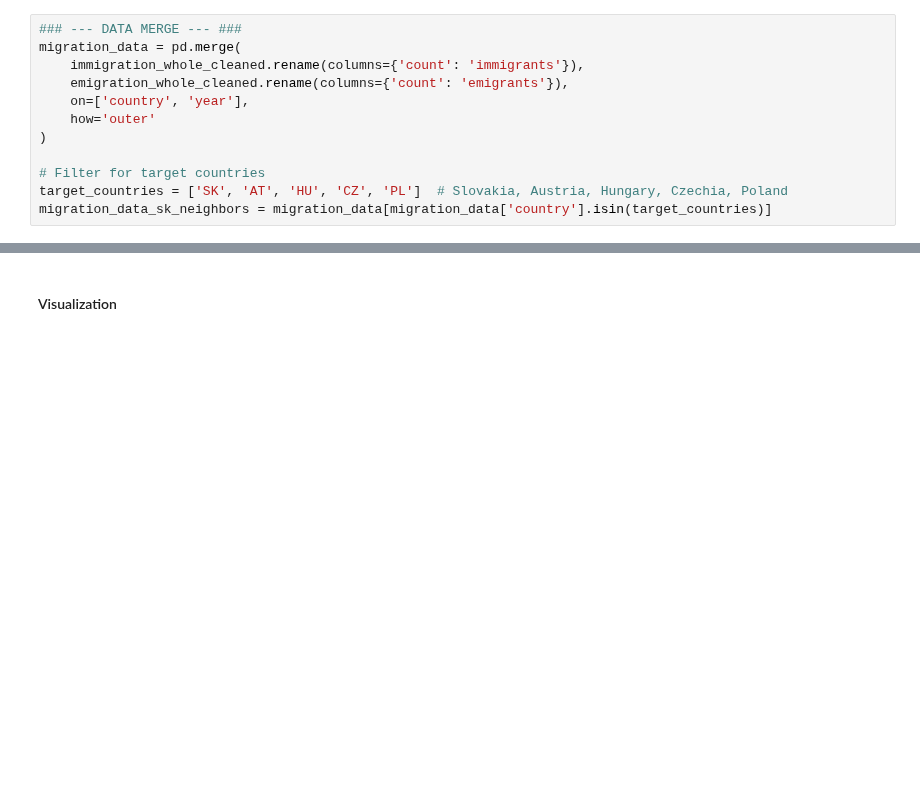
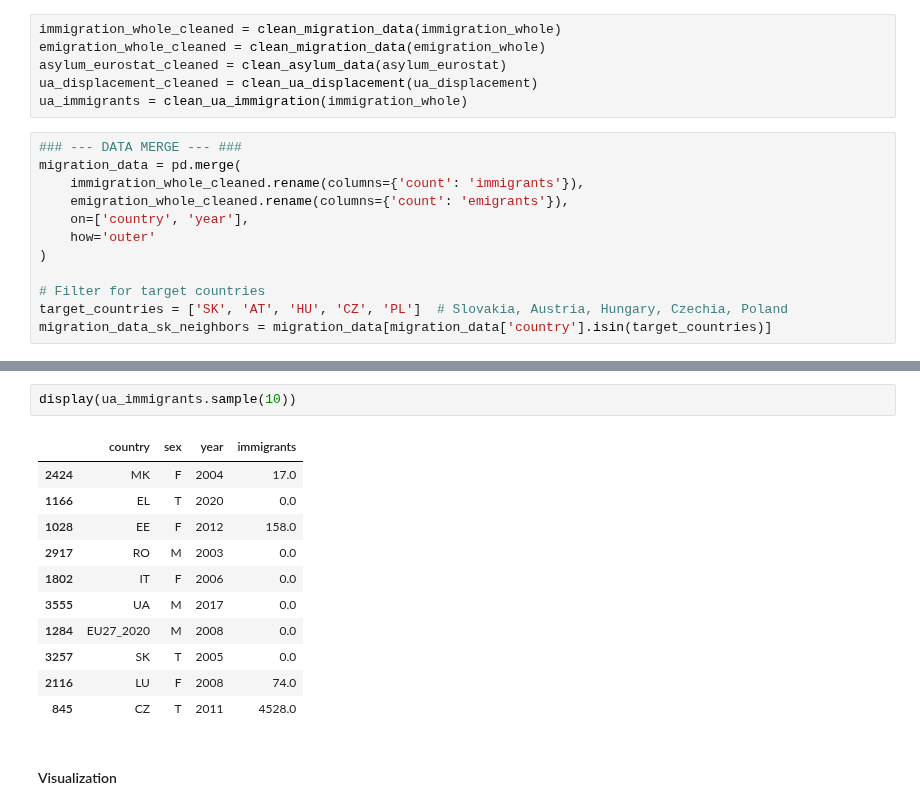
Before and after one commit to loveBeatles/datavis_project, a Jupyter notebook: group_project.ipynb, the cells around one changed output, grey strips where cells are left out. Saved outputs shown, nothing was run; the diff lists cells and outputs as text; blank space fills up the shorter version.

```diff
--- a/group_project.ipynb
+++ b/group_project.ipynb
@@ -1430,3 +1470,9 @@ asylum_eurostat_cleaned = clean_asylum_data(asylum_eurostat)
+# %%
+immigration_whole_cleaned = clean_migration_data(immigration_whole)
+emigration_whole_cleaned = clean_migration_data(emigration_whole)
+asylum_eurostat_cleaned = clean_asylum_data(asylum_eurostat)
+ua_displacement_cleaned = clean_ua_displacement(ua_displacement)
+ua_immigrants = clean_ua_immigration(immigration_whole)
 # %%
 ### --- DATA MERGE --- ###
 migration_data = pd.merge(
@@ -1454,3 +1572,17 @@ display(ua_displacement.sample(10))
+# %%
+display(ua_immigrants.sample(10))
+# %% [output]
+|  | country | sex | year | immigrants |
+| 2424 | MK | F | 2004 | 17.0 |
+| 1166 | EL | T | 2020 | 0.0 |
+| 1028 | EE | F | 2012 | 158.0 |
+| 2917 | RO | M | 2003 | 0.0 |
+| 1802 | IT | F | 2006 | 0.0 |
+| 3555 | UA | M | 2017 | 0.0 |
+| 1284 | EU27_2020 | M | 2008 | 0.0 |
+| 3257 | SK | T | 2005 | 0.0 |
+| 2116 | LU | F | 2008 | 74.0 |
+| 845 | CZ | T | 2011 | 4528.0 |
 # %% [markdown]
 #### Visualization
 # %%
```
Also changed, not shown: parts of 25 cells of this notebook.
